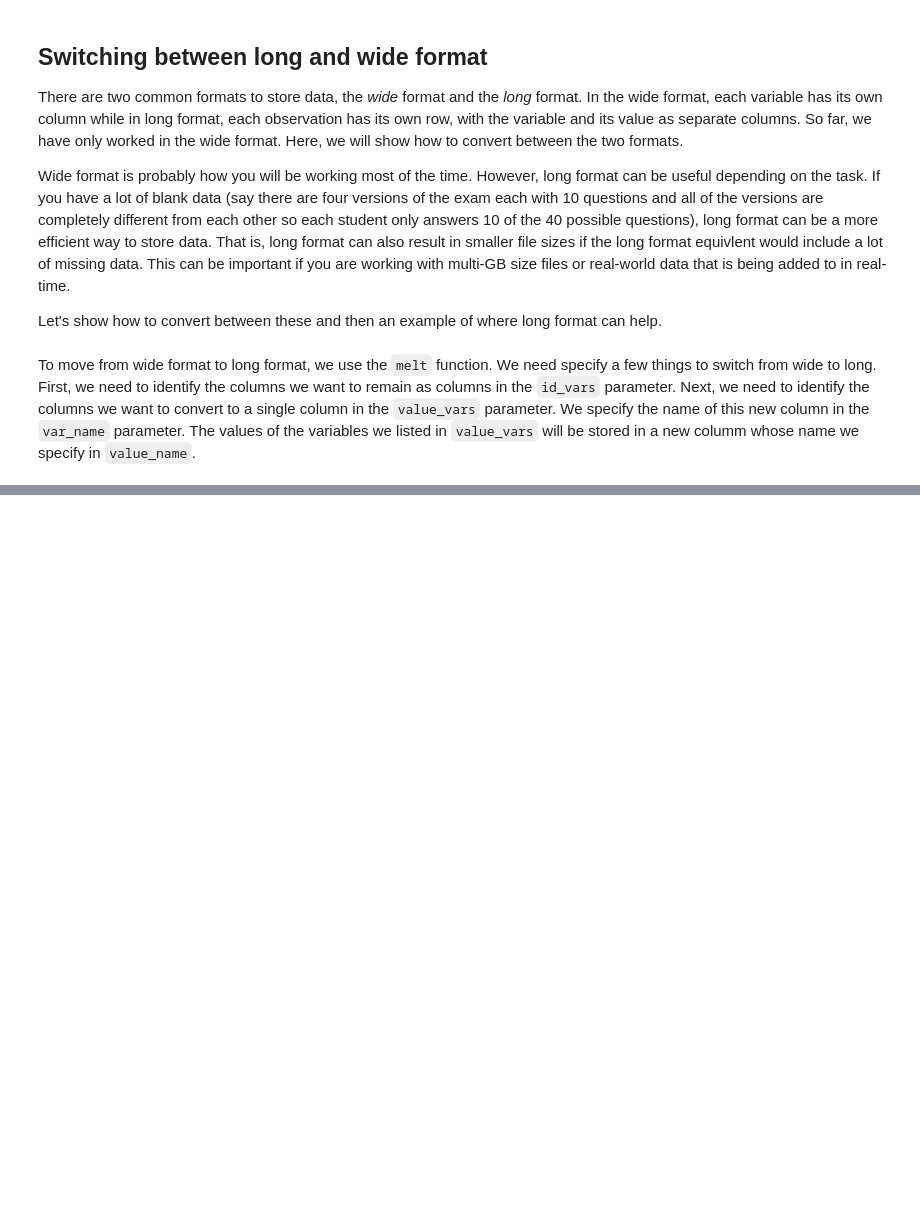
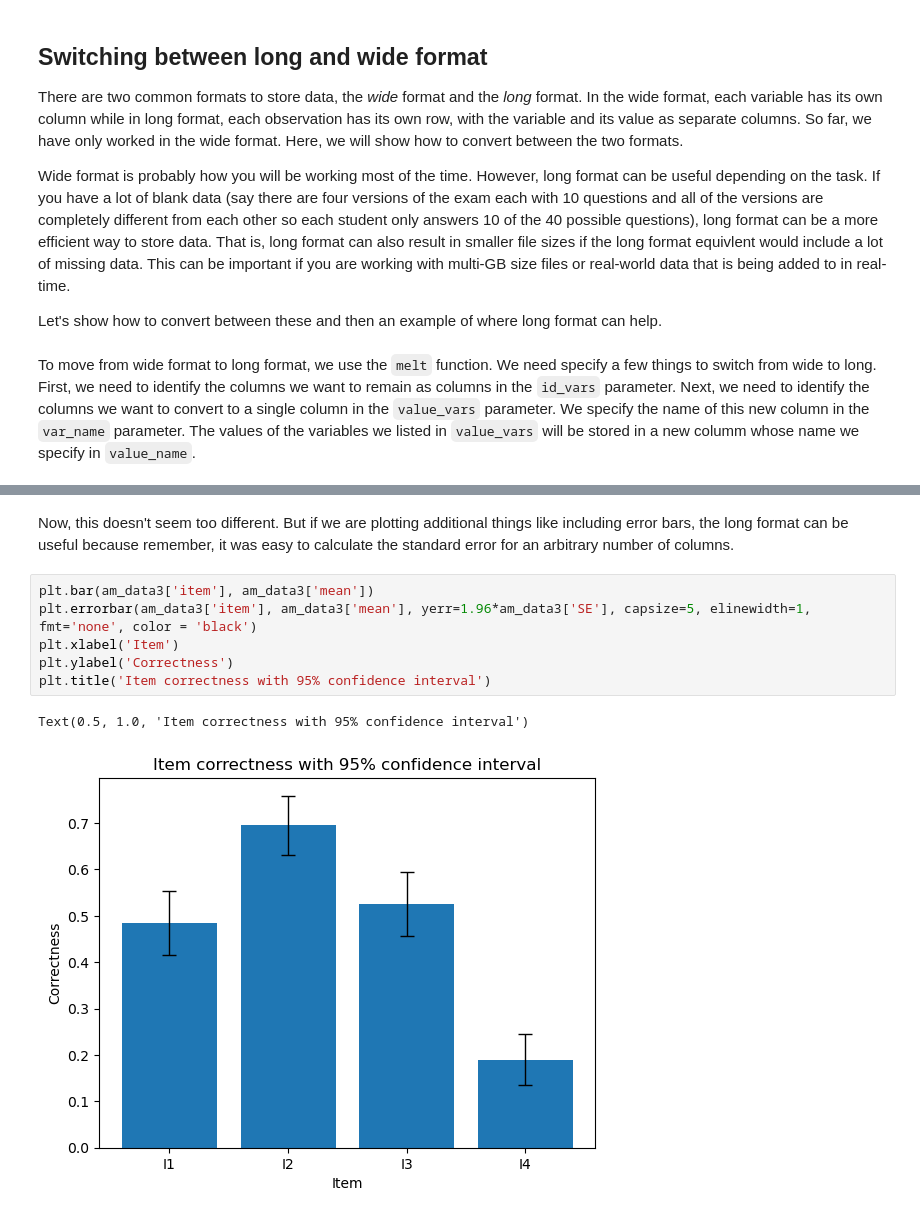
Before and after one commit to gphaser/Python-Intro, a Jupyter notebook: Question data.ipynb, the cells around one changed output, grey strips where cells are left out. Cells and saved outputs as stored; diff of their text form; blank space fills up the shorter version.

```diff
--- a/Question data.ipynb
+++ b/Question data.ipynb
@@ -260,0 +398,11 @@ Type:      function
+# %% [markdown]
+Now, this doesn't seem too different. But if we are plotting additional things like including error bars, the long format can be useful because remember, it was easy to calculate the standard error for an arbitrary number of columns.
+# %%
+plt.bar(am_data3['item'], am_data3['mean'])
+plt.errorbar(am_data3['item'], am_data3['mean'], yerr=1.96*am_data3['SE'], capsize=5, elinewidth=1, fmt='none', color = 'black')
+plt.xlabel('Item')
+plt.ylabel('Correctness')
+plt.title('Item correctness with 95% confidence interval')
+# %% [output]
+Text(0.5, 1.0, 'Item correctness with 95% confidence interval')
+[figure, added]
```
Also changed, not shown: parts of 23 cells of this notebook.
